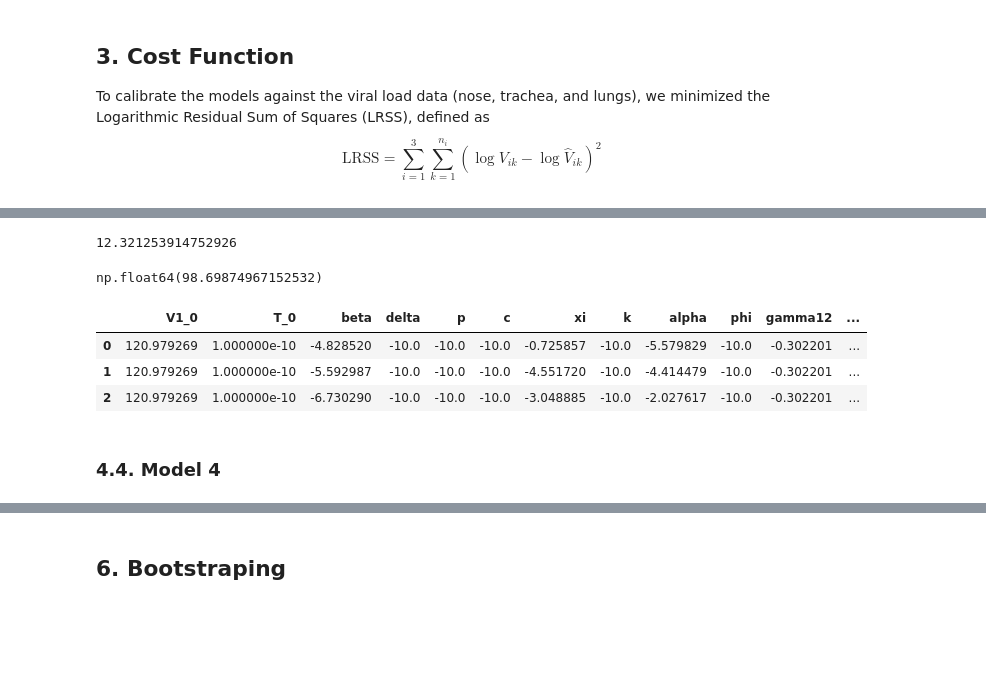
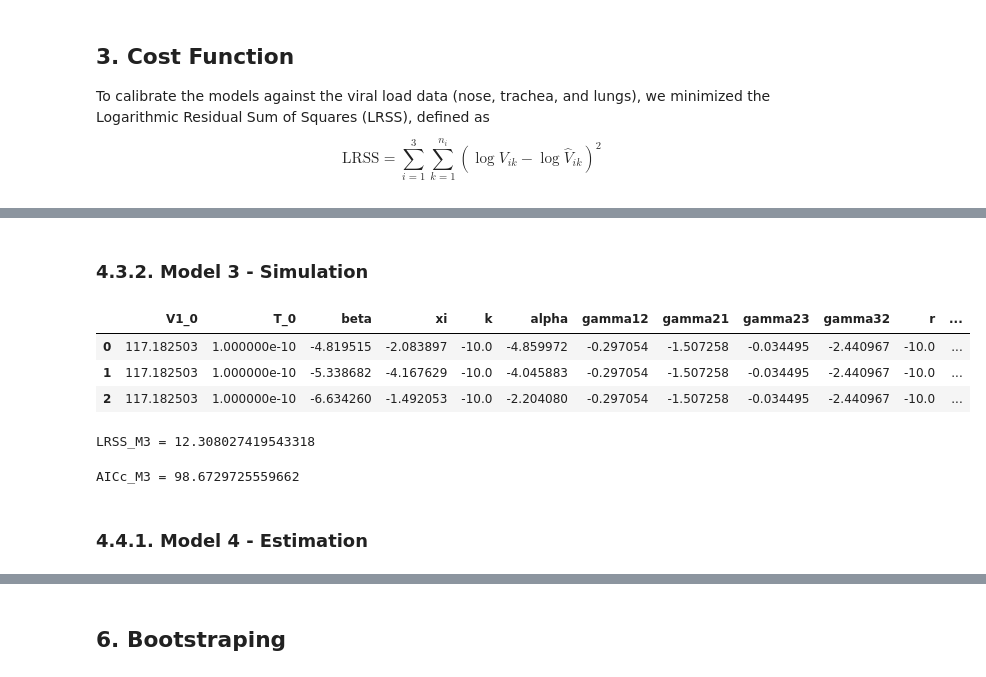
Before and after one commit to systemsmedicine/FluFit3Comp, a Jupyter notebook: fluFit3.ipynb, the cells around one changed output, grey strips where cells are left out. Saved outputs shown, nothing was run; the diff lists cells and outputs as text; code cells hidden in the pictures; blank space fills up the shorter version.

```diff
--- a/fluFit3.ipynb
+++ b/fluFit3.ipynb
@@ -572,11 +536,0 @@ LRSS_M3 = result.fun
-# %%
-LRSS_M3
-# %% [output]
-12.321253914752926
-# %%
-AICc_M3 = AICc(LRSS_M3, k=14, n=3*dfData_V.shape[0])
-# AICc_M3 = AICc(LRSS_M3, k=17, n=3*dfData_V.shape[0])
-# AICc_M3 = AICc(LRSS_M3, k=20, n=3*dfData_V.shape[0])
-AICc_M3
-# %% [output]
-np.float64(98.69874967152532)
@@ -586,8 +537,15 @@ df.to_csv('data/bestPars_M3_v3.csv', index=False)
-# %%
-paramsM3 = pd.read_csv('data/bestPars_M3_v3.csv')
-paramsM3
-# %% [output]
-|  | V1_0 | T_0 | beta | delta | p | c | xi | k | alpha | phi | gamma12 | ... |
-| 0 | 120.979269 | 1.000000e-10 | -4.828520 | -10.0 | -10.0 | -10.0 | -0.725857 | -10.0 | -5.579829 | -10.0 | -0.302201 | ... |
-| 1 | 120.979269 | 1.000000e-10 | -5.592987 | -10.0 | -10.0 | -10.0 | -4.551720 | -10.0 | -4.414479 | -10.0 | -0.302201 | ... |
-| 2 | 120.979269 | 1.000000e-10 | -6.730290 | -10.0 | -10.0 | -10.0 | -3.048885 | -10.0 | -2.027617 | -10.0 | -0.302201 | ... |
+# %% [markdown]
+### 4.3.2. Model 3 - Simulation
+# %%
+# Using recently estimated:
+# paramsM3 = dfM3
+
+# Using a data file
+paramsM3 = pd.read_csv('data/bestPars_M3.csv')
+
+paramsM3
+# %% [output]
+|  | V1_0 | T_0 | beta | xi | k | alpha | gamma12 | gamma21 | gamma23 | gamma32 | r | ... |
+| 0 | 117.182503 | 1.000000e-10 | -4.819515 | -2.083897 | -10.0 | -4.859972 | -0.297054 | -1.507258 | -0.034495 | -2.440967 | -10.0 | ... |
+| 1 | 117.182503 | 1.000000e-10 | -5.338682 | -4.167629 | -10.0 | -4.045883 | -0.297054 | -1.507258 | -0.034495 | -2.440967 | -10.0 | ... |
+| 2 | 117.182503 | 1.000000e-10 | -6.634260 | -1.492053 | -10.0 | -2.204080 | -0.297054 | -1.507258 | -0.034495 | -2.440967 | -10.0 | ... |
@@ -594,4 +578,19 @@ paramsM3
+# %%
+U_M3 = sol[:, 0:3]
+I_M3 = sol[:, 3:6]
+F_M3 = sol[:, 6:9]
+V_M3 = sol[:, 9:12]
+
+LRSS_M3 = paramsM3['LRSS'][0]
+print(f"LRSS_M3 = {LRSS_M3}")
+# %% [output]
+LRSS_M3 = 12.308027419543318
+# %%
+AICc_M3 = AICc(LRSS_M3, k=14, n=3*dfData_V.shape[0])
+print(f"AICc_M3 = {AICc_M3}")
+# %% [output]
+AICc_M3 = 98.6729725559662
 # %% [markdown]
-### 4.4. Model 4
+### 4.4.1. Model 4 - Estimation
 # %%
 M = 4
```
Also changed, not shown: parts of 62 cells of this notebook, 14 other files.
